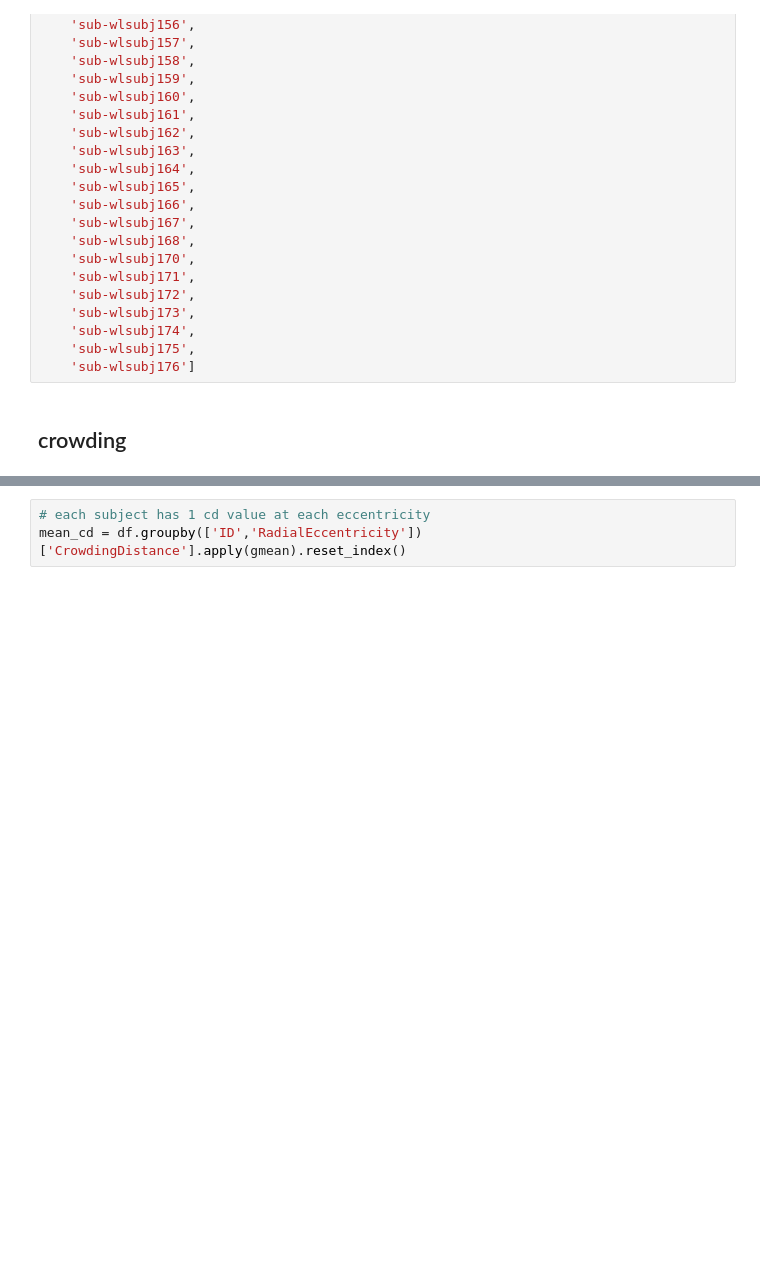
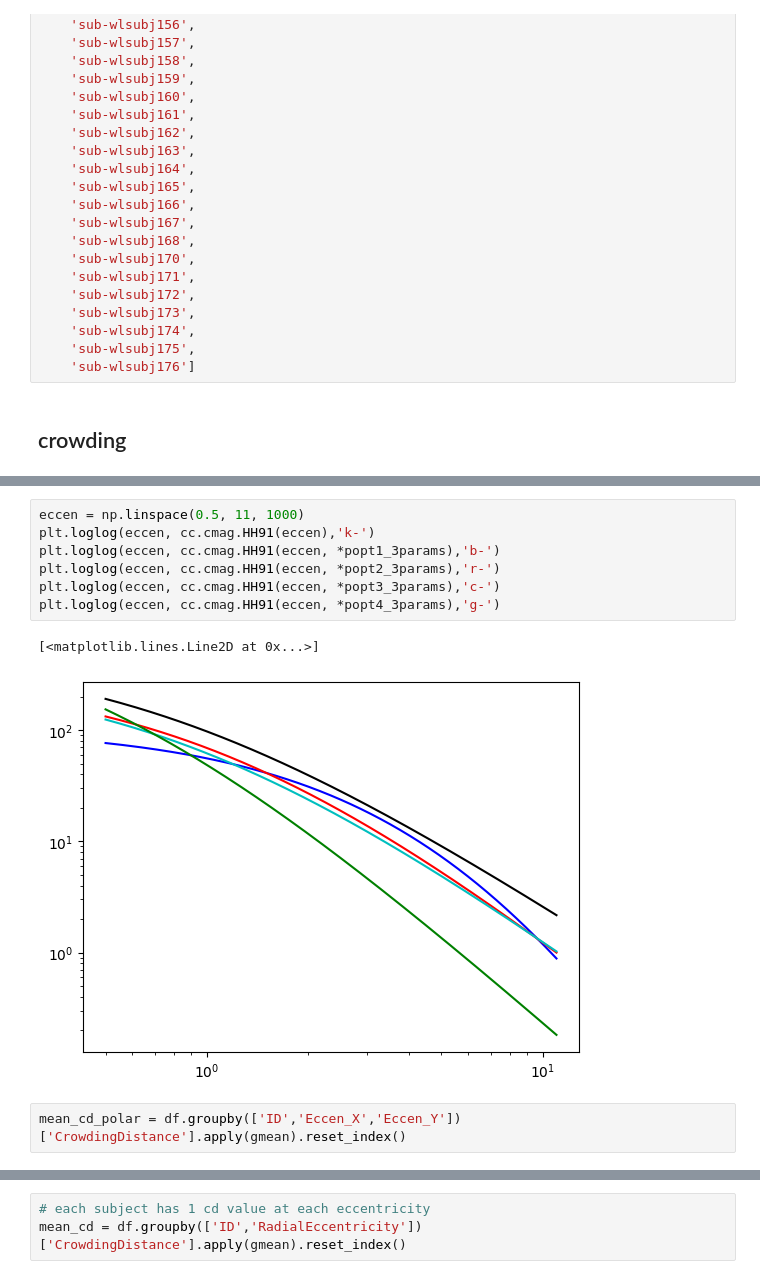
Before and after one commit to noahbenson/cortical-crowding, a Jupyter notebook: notebooks/dev.ipynb, the cells around one changed output, grey strips where cells are left out. Saved outputs shown, nothing was run; the diff lists cells and outputs as text; blank space fills up the shorter version.

```diff
--- a/notebooks/dev.ipynb
+++ b/notebooks/dev.ipynb
@@ -65,0 +76,12 @@ sids = [
+# %%
+eccen = np.linspace(0.5, 11, 1000)
+plt.loglog(eccen, cc.cmag.HH91(eccen),'k-')
+plt.loglog(eccen, cc.cmag.HH91(eccen, *popt1_3params),'b-')
+plt.loglog(eccen, cc.cmag.HH91(eccen, *popt2_3params),'r-')
+plt.loglog(eccen, cc.cmag.HH91(eccen, *popt3_3params),'c-')
+plt.loglog(eccen, cc.cmag.HH91(eccen, *popt4_3params),'g-')
+# %% [output]
+[<matplotlib.lines.Line2D at 0x...>]
+[figure, added]
+# %%
+mean_cd_polar = df.groupby(['ID','Eccen_X','Eccen_Y'])['CrowdingDistance'].apply(gmean).reset_index()
```
Also changed, not shown: parts of 15 cells of this notebook.
